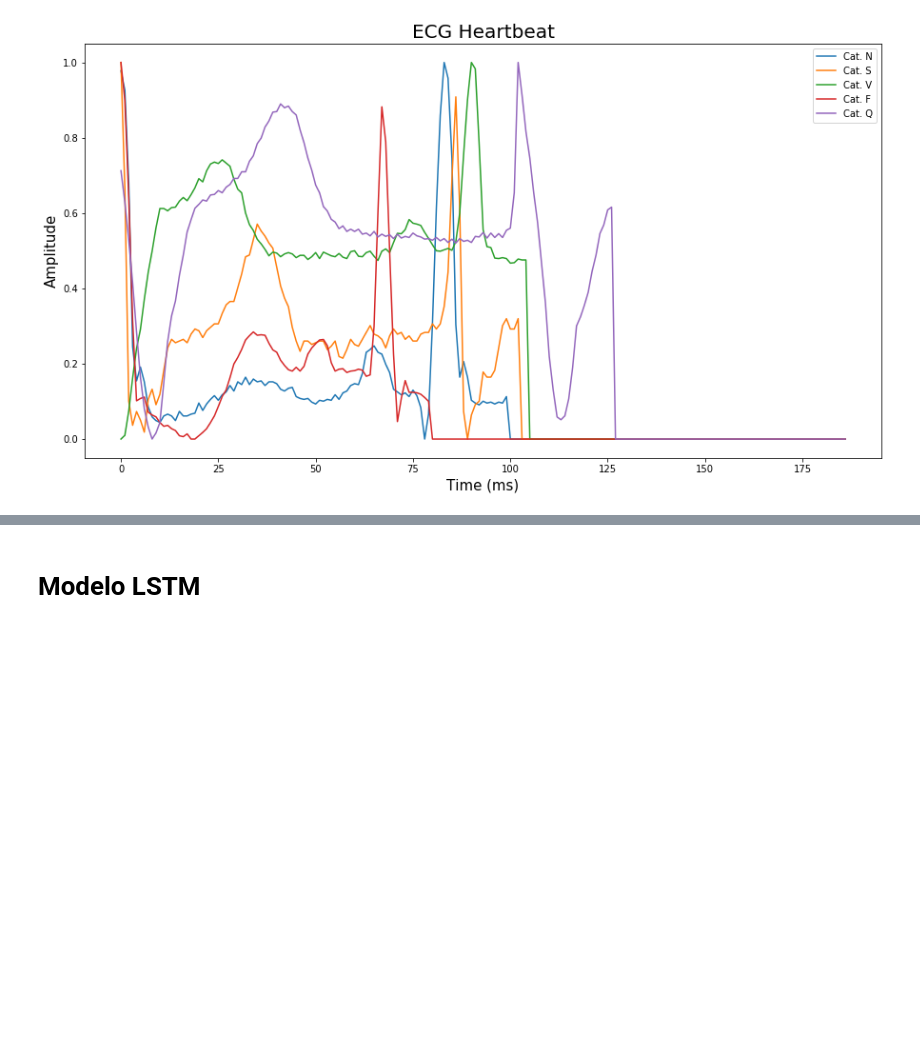
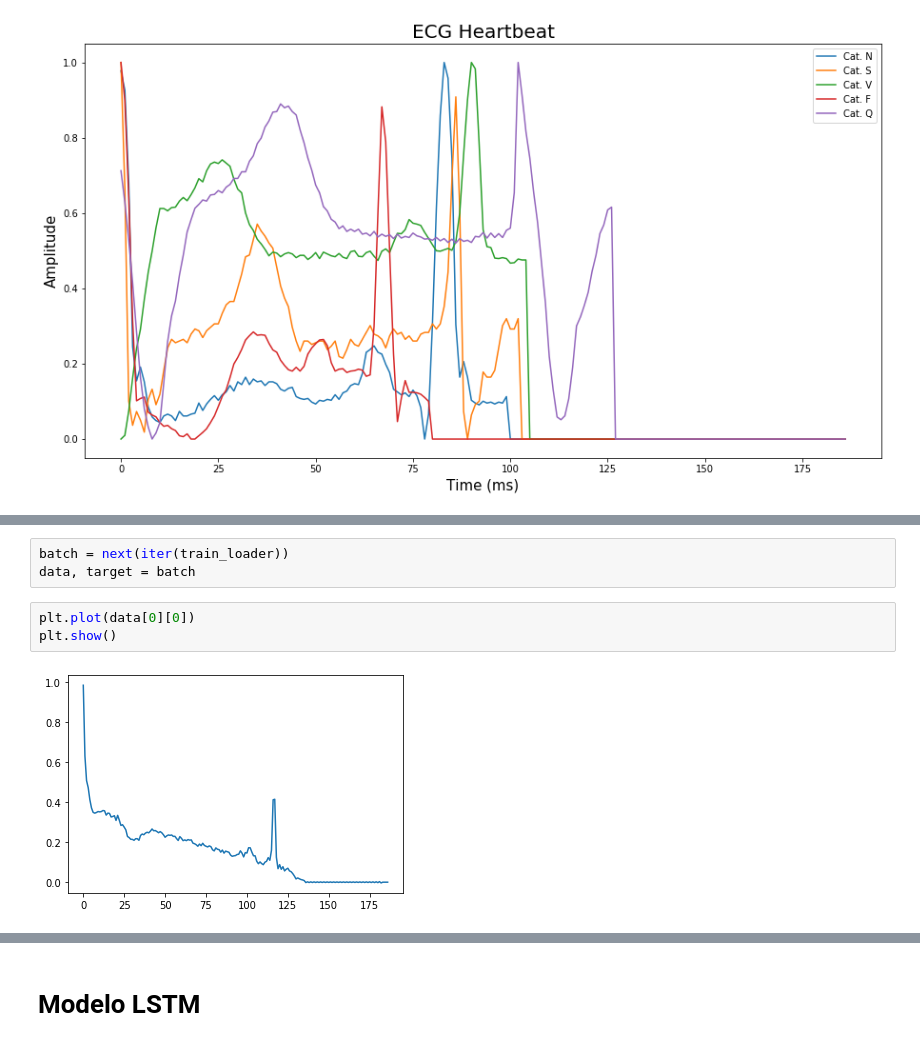
Before and after one commit to jvitors23/experimentos-PIBIC, a Jupyter notebook: kdRNN.ipynb, the cells around one changed output, grey strips where cells are left out. Cells and saved outputs as stored; diff of their text form; blank space fills up the shorter version.

```diff
--- a/kdRNN.ipynb
+++ b/kdRNN.ipynb
@@ -328,3 +348,11 @@ def getLoaders():
   test_loader  = torch.utils.data.DataLoader(test_set, batch_size=32, shuffle=False, num_workers=0)
 
   return train_loader, valid_loader, test_loader
+# %%
+batch = next(iter(train_loader))
+data, target = batch
+# %%
+plt.plot(data[0][0])
+plt.show()
+# %% [output]
+[figure, added]
```
Also changed, not shown: parts of 19 cells of this notebook.
